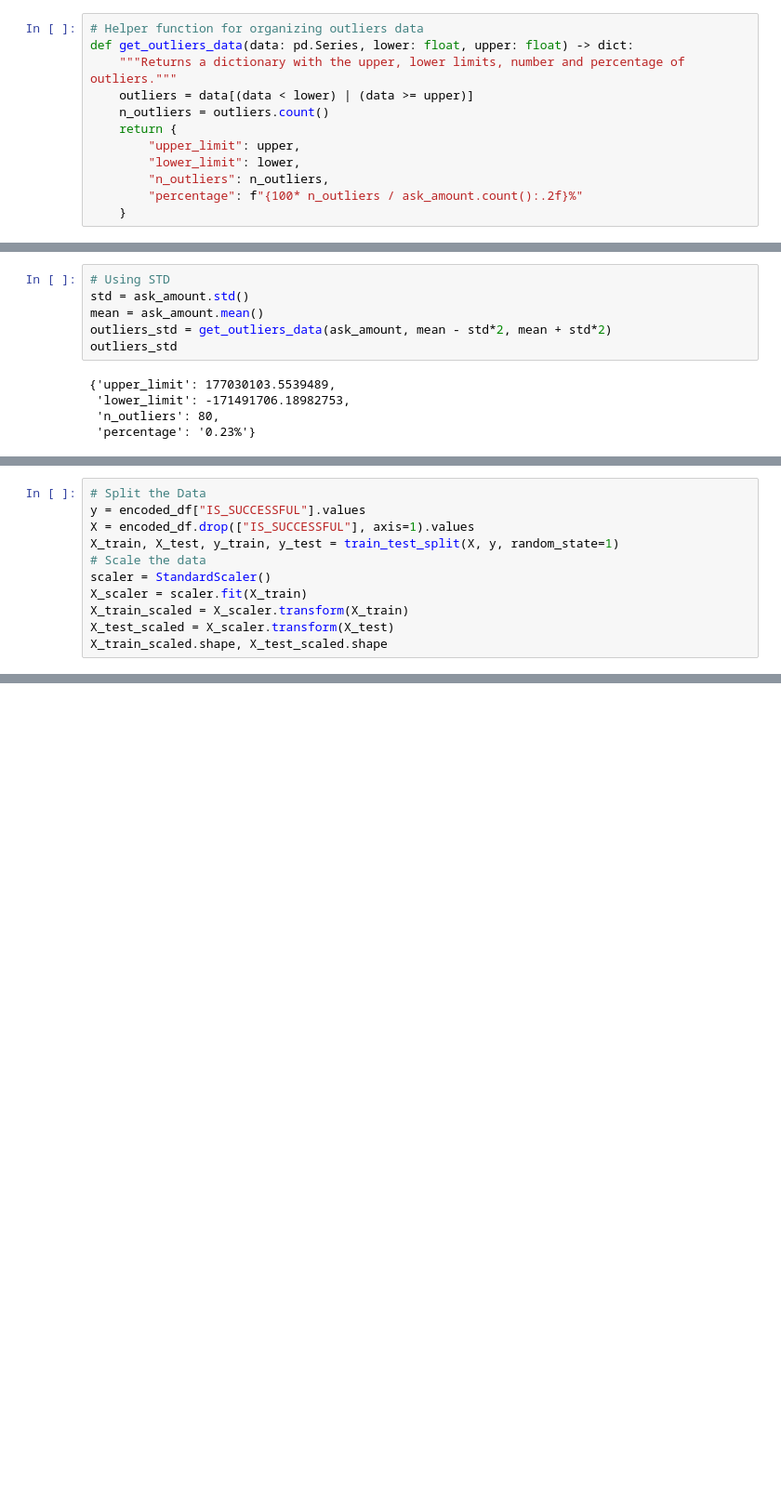
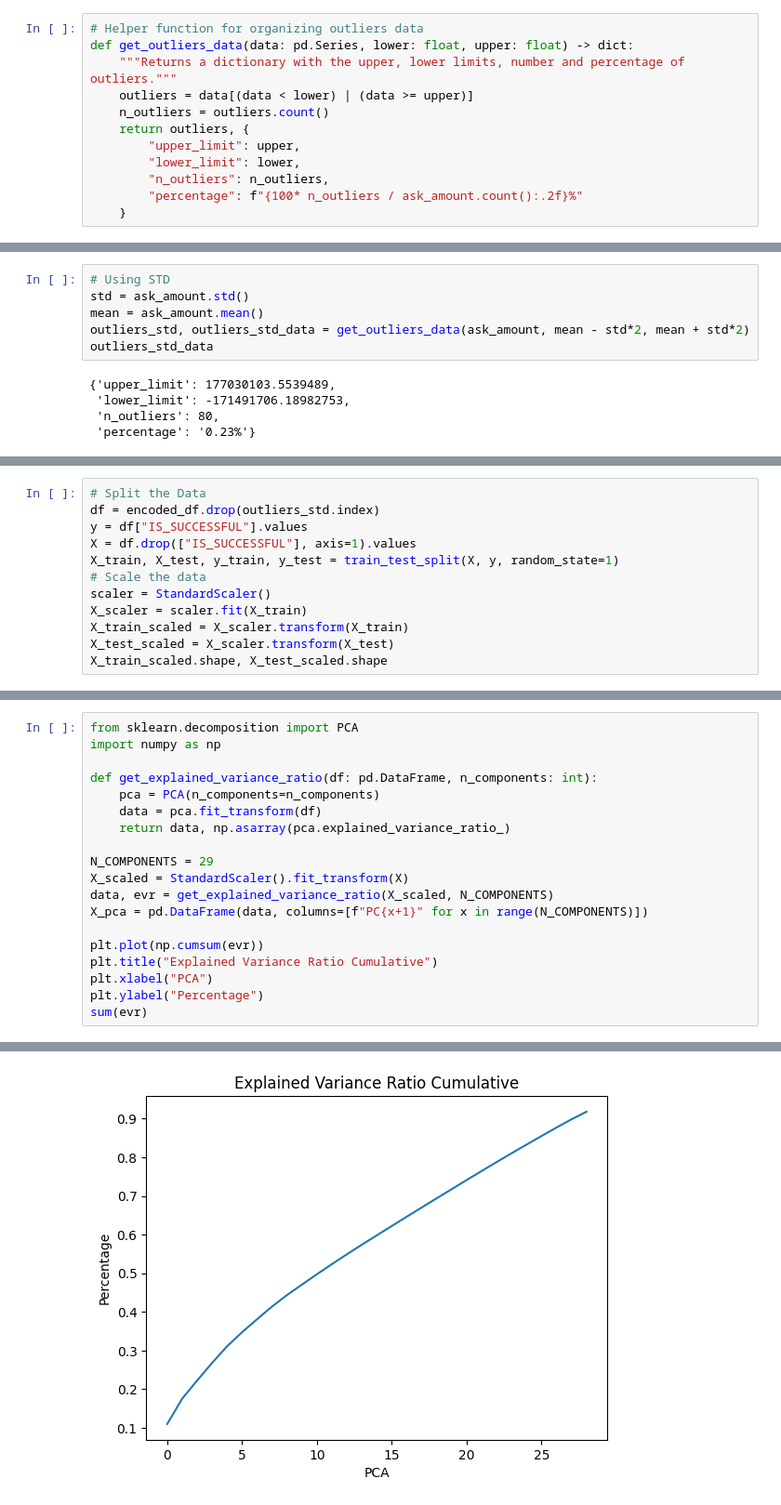
Before and after one commit to AlbertoV5/tec-data-19-deeplearning, a Jupyter notebook: AlphabetSoupCharity_Optimzation.ipynb, the cells around one changed output, grey strips where cells are left out. Shown at 93% size. Drawn from its saved outputs; the diff is of its cells as text; blank space fills up the shorter version.

```diff
--- a/AlphabetSoupCharity_Optimzation.ipynb
+++ b/AlphabetSoupCharity_Optimzation.ipynb
@@ -49,7 +49,7 @@ def get_outliers_data(data: pd.Series, lower: float, upper: float) -> dict:
     """Returns a dictionary with the upper, lower limits, number and percentage of outliers."""
     outliers = data[(data < lower) | (data >= upper)]
     n_outliers = outliers.count()
-    return {
+    return outliers, {
         "upper_limit": upper,
         "lower_limit": lower,
         "n_outliers": n_outliers,
@@ -71,8 +71,8 @@ outliers_iqr
 # Using STD
 std = ask_amount.std()
 mean = ask_amount.mean()
-outliers_std = get_outliers_data(ask_amount, mean - std*2, mean + std*2)
-outliers_std
+outliers_std, outliers_std_data = get_outliers_data(ask_amount, mean - std*2, mean + std*2)
+outliers_std_data
 # %% [output]
 {'upper_limit': 177030103.5539489,
  'lower_limit': -171491706.18982753,
@@ -116,7 +119,8 @@ pd.DataFrame({"IQR": outliers_iqr, "STD": outliers_std, "KMeans": outliers_kmean
 # %%
 # Split the Data
-y = encoded_df["IS_SUCCESSFUL"].values
-X = encoded_df.drop(["IS_SUCCESSFUL"], axis=1).values
+df = encoded_df.drop(outliers_std.index)
+y = df["IS_SUCCESSFUL"].values
+X = df.drop(["IS_SUCCESSFUL"], axis=1).values
 X_train, X_test, y_train, y_test = train_test_split(X, y, random_state=1)
 # Scale the data
 scaler = StandardScaler()
@@ -136,0 +246,20 @@ Loss: 1.8765658140182495, Accuracy: 0.6924781203269958
+# %%
+from sklearn.decomposition import PCA
+import numpy as np
+
+def get_explained_variance_ratio(df: pd.DataFrame, n_components: int):
+    pca = PCA(n_components=n_components)
+    data = pca.fit_transform(df)
+    return data, np.asarray(pca.explained_variance_ratio_)
+
+N_COMPONENTS = 29
+X_scaled = StandardScaler().fit_transform(X)
+data, evr = get_explained_variance_ratio(X_scaled, N_COMPONENTS)
+X_pca = pd.DataFrame(data, columns=[f"PC{x+1}" for x in range(N_COMPONENTS)])
+
+plt.plot(np.cumsum(evr))
+plt.title("Explained Variance Ratio Cumulative")
+plt.xlabel("PCA")
+plt.ylabel("Percentage")
+sum(evr)
+# %% [output]
@@ -136,0 +267 @@ Loss: 1.8765658140182495, Accuracy: 0.6924781203269958
+[figure, added]
```
Also changed, not shown: parts of 21 cells of this notebook, 3 other files.
